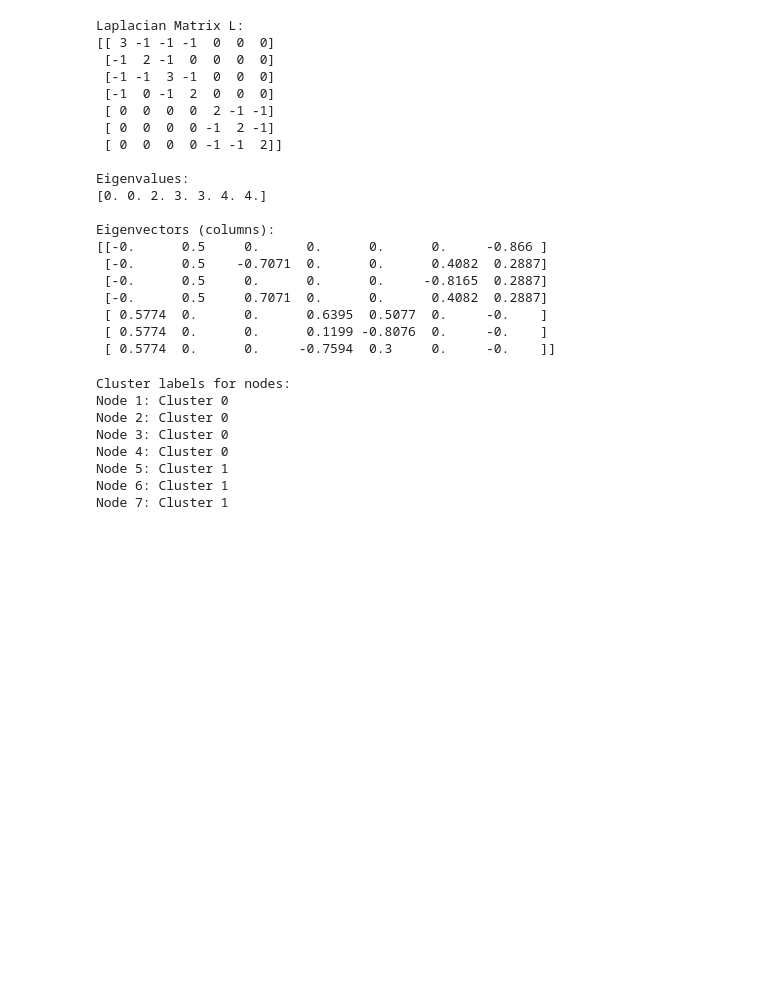
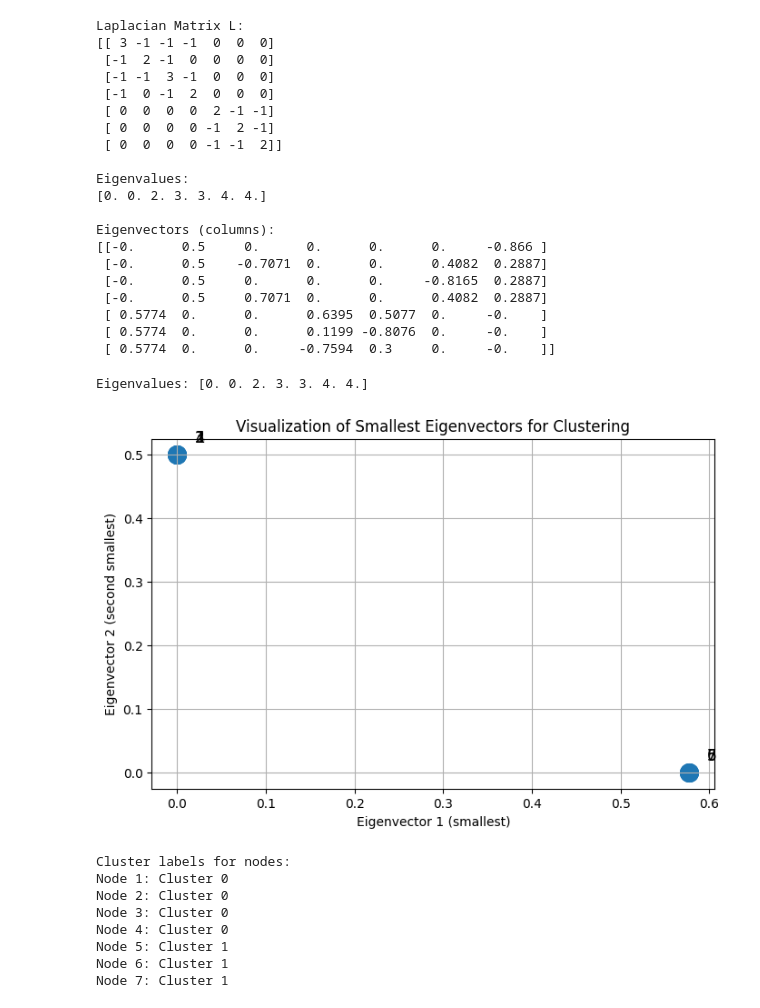
Before and after one commit to mehrnazeraeisi/Spectral-Clustering, a Jupyter notebook: Example_of_SpecralClustering.ipynb, the cells around one changed output. Saved outputs shown, nothing was run; the diff lists cells and outputs as text; code cells hidden in the pictures; blank space fills up the shorter version.

```diff
--- a/Example_of_SpecralClustering.ipynb
+++ b/Example_of_SpecralClustering.ipynb
@@ -86,6 +86,46 @@ Eigenvectors (columns):
  [ 0.5774  0.      0.      0.6395  0.5077  0.     -0.    ]
  [ 0.5774  0.      0.      0.1199 -0.8076  0.     -0.    ]
  [ 0.5774  0.      0.     -0.7594  0.3     0.     -0.    ]]
+# %%
+import networkx as nx
+import numpy as np
+import matplotlib.pyplot as plt
+
+# --- تعریف گراف ساده ---
+G = nx.Graph()
+G.add_nodes_from(range(1, 8))
+
+# مربع با قطر
+square_edges = [(1,2), (2,3), (3,4), (4,1), (1,3)]
+G.add_edges_from(square_edges)
+
+# مثلث
+triangle_edges = [(5,6), (6,7), (7,5)]
+G.add_edges_from(triangle_edges)
+
+# --- لاپلاسین ---
+L = nx.laplacian_matrix(G).todense()
+eigvals, eigvecs = np.linalg.eigh(L)
+
+print("Eigenvalues:", np.round(eigvals,4))
+
+# --- رسم eigenvectorهای کوچکترین مقادیر ویژه ---
+# انتخاب دو بردار ویژه کوچک‌ترین مقادیر (صفر و نزدیک صفر)
+X = eigvecs[:, :2]
+
+plt.figure(figsize=(8,5))
+for i in range(X.shape[0]):
+    plt.scatter(X[i,0], X[i,1], s=200, color='C0')
+    plt.text(X[i,0]+0.02, X[i,1]+0.02, str(i+1), fontsize=12)
+
+plt.xlabel("Eigenvector 1 (smallest)")
+plt.ylabel("Eigenvector 2 (second smallest)")
+plt.title("Visualization of Smallest Eigenvectors for Clustering")
+plt.grid(True)
+plt.show()
+# %% [output]
+Eigenvalues: [0. 0. 2. 3. 3. 4. 4.]
+[figure, added]
 # %%
 import networkx as nx
 import numpy as np
```
Also changed, not shown: parts of 3 cells of this notebook.
